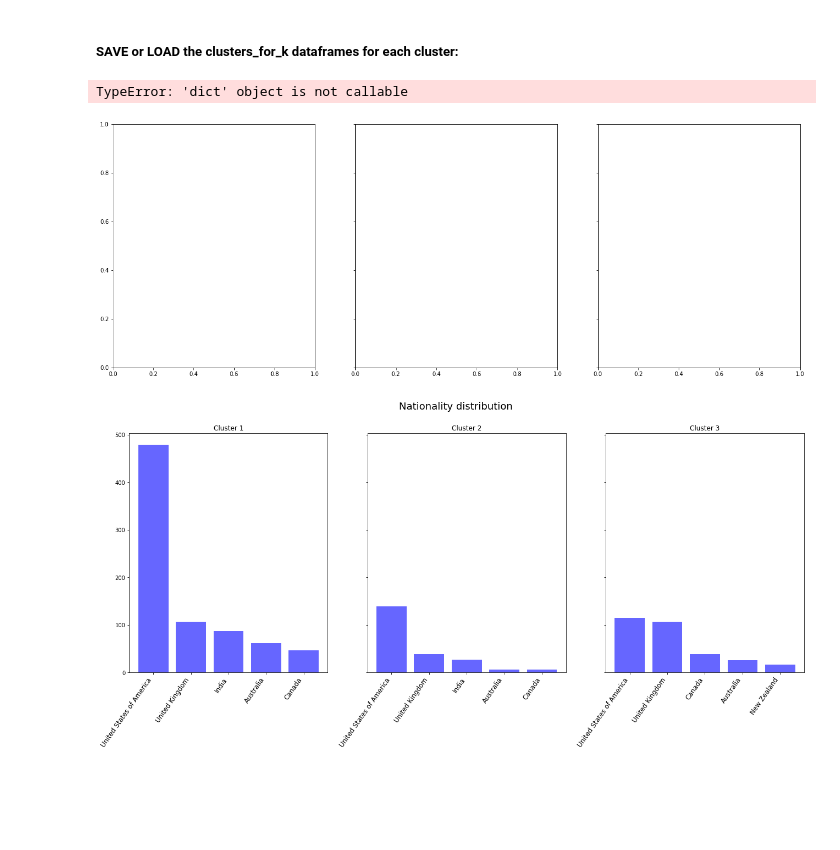
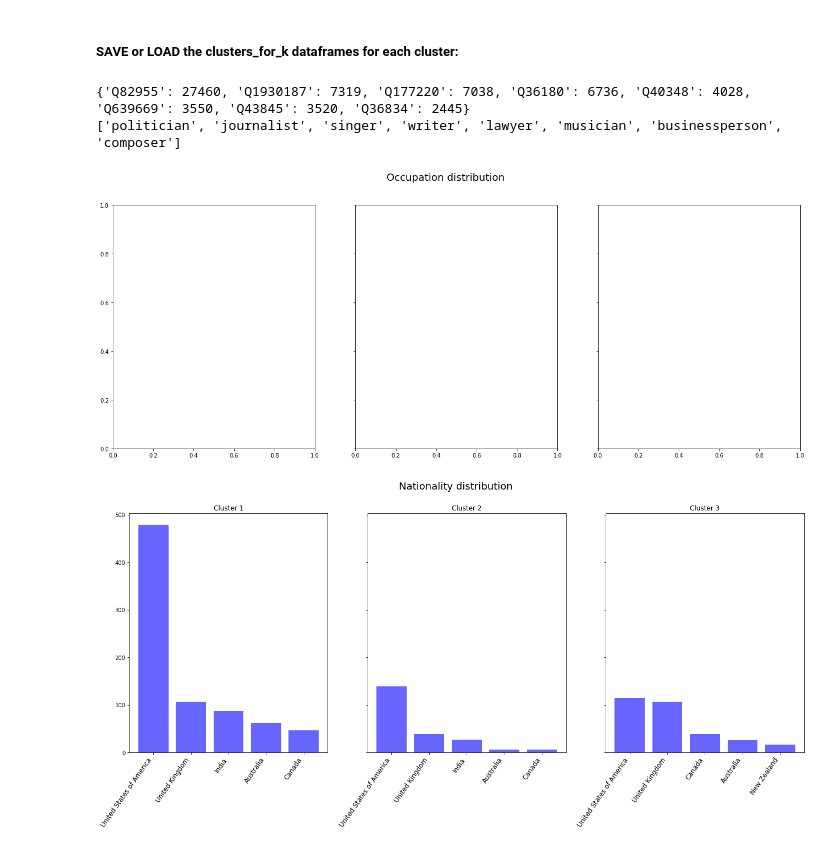
Before and after one commit to epfl-ada/ada-2021-project-quotebankers, a Jupyter notebook: clustering.ipynb, the cells around one changed output. Cells and saved outputs as stored; diff of their text form; code cells hidden in the pictures; blank space fills up the shorter version.

Commit message:
cluster works for all speakers

```diff
--- a/clustering.ipynb
+++ b/clustering.ipynb
@@ -407,37 +407,37 @@ for cluster_nr, cluster_df in enumerate(clusters_for_k):
 # %%
 from qwikidata.linked_data_interface import get_entity_dict_from_api
 import itertools
 
 def plot_occupation_of_clusters(wikidata_speakers, clusters, nr_occupations=8):
     """
     Input: clusters - list of dataframes, where each dataframe contains points of the same cluster label.
     """
     nr_clusters = len(clusters)
     fig, axs = plt.subplots(1, nr_clusters, figsize=(22, 8), sharey=True)
 
     for i, df in enumerate(clusters):
         # Get the qids from the quotations df:
         qids = df.index.tolist()
         # Get the rows of the speakers having the wanted qids
         speakers = wikidata_speakers.loc[qids]
         # Get the speakers occupations and count them
-        occupation_ids = [occ_id[0] for occ_id in speakers.occupation.values if not occ_id is None]
-        occupation_count = Counter(occupation_ids)
+        occupation_count = Counter(speakers.occupation.values)
         occupation_count_sorted = dict(sorted(occupation_count.items(), key=lambda x: x[1], reverse=True))
         top_occupations = dict(itertools.islice(occupation_count_sorted.items(), nr_occupations))
         # Query wikidata for occupation labels
         top_occupations_labels = [get_entity_dict_from_api(item)['labels']['en']['value'] for item in top_occupations.keys()]
         # Plot
         _ = axs[i].set_title(f'Cluster {i+1}')
         _ = axs[i].bar(top_occupations.keys(), top_occupations.values(), color='g', log=False, alpha=0.6)
         _ = axs[i].set_xticklabels(top_occupations_labels)
         _ = plt.setp(axs[i].get_xticklabels(), fontsize=12, rotation=55, ha='right')
     fig.suptitle('Occupation distribution', fontsize=18)
 
-plot_occupation_of_clusters(speakers, clusters_for_k)
+plot_occupation_of_clusters(speakers_features_final, clusters_for_k)
 # %% [output]
-TypeError: 'dict' object is not callable
+{'Q82955': 27460, 'Q1930187': 7319, 'Q177220': 7038, 'Q36180': 6736, 'Q40348': 4028, 'Q639669': 3550, 'Q43845': 3520, 'Q36834': 2445}
+['politician', 'journalist', 'singer', 'writer', 'lawyer', 'musician', 'businessperson', 'composer']
-[figure, old version]
+[figure, new version]
 # %%
 def plot_nationality_of_clusters(clusters, nr_nationalities=5):
     """
```
